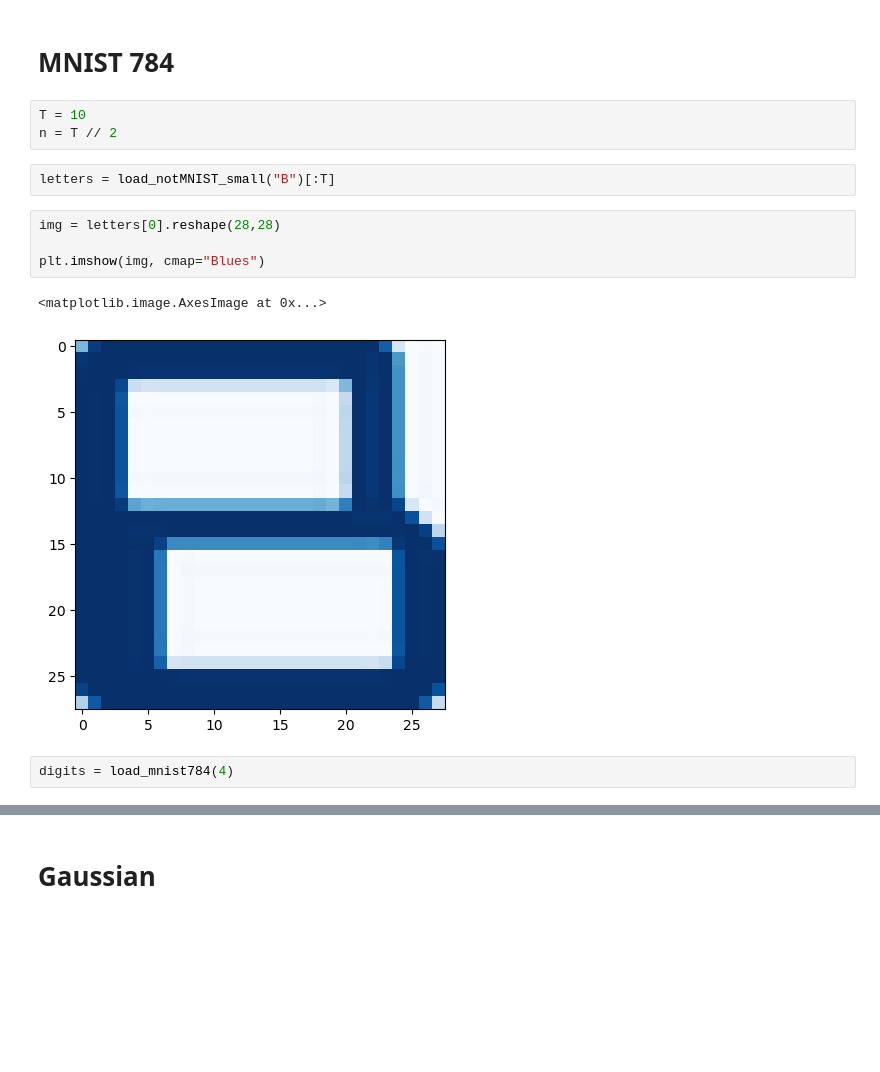
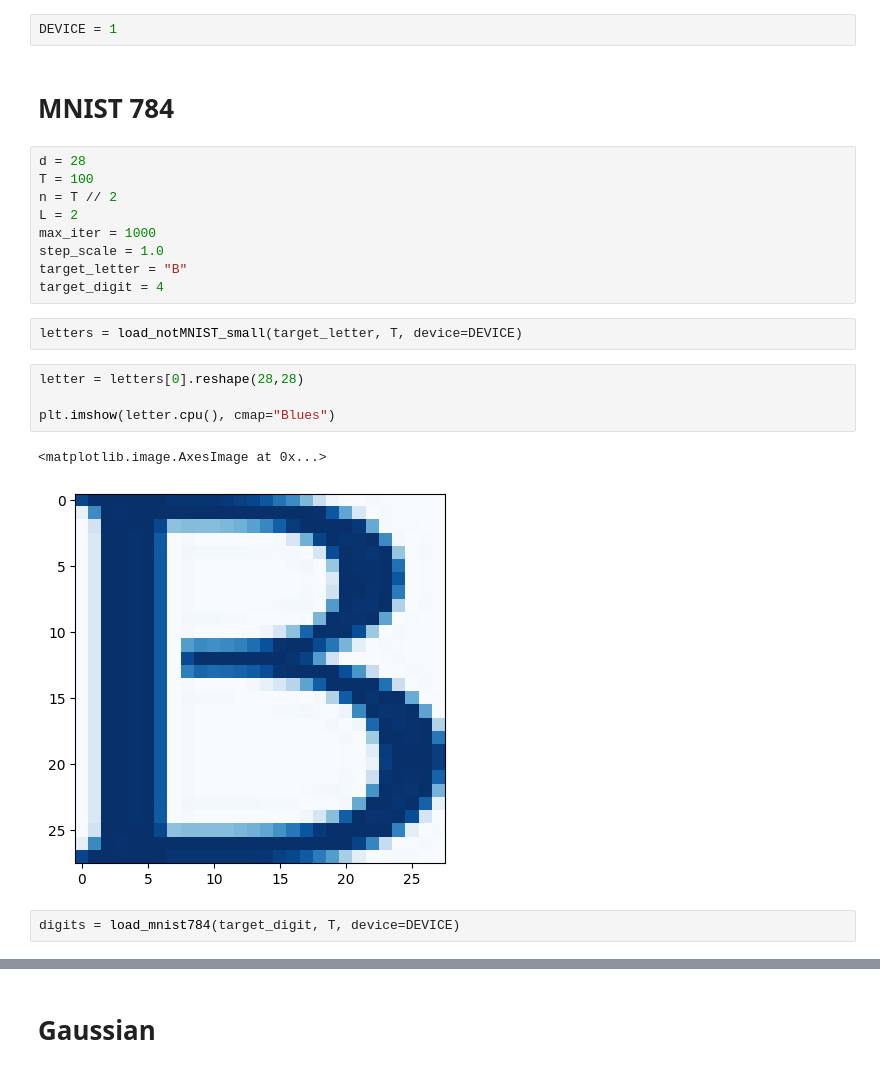
Before and after one commit to MuXauJl11110/PAUS-For-WB, a Jupyter notebook: Run.ipynb, the cells around one changed output, grey strips where cells are left out. Cells and saved outputs as stored; diff of their text form; blank space fills up the shorter version.

```diff
--- a/Run.ipynb
+++ b/Run.ipynb
@@ -17,17 +21,25 @@ torch.manual_seed(30)
+# %%
+DEVICE = 1
 # %% [markdown]
 # MNIST 784
-# %%
-T = 10
-n = T // 2
+# %%
+d = 28
+T = 100
+n = T // 2
+L = 2
+max_iter = 1000
+step_scale = 1.0
+target_letter = "B"
+target_digit = 4
 # %%
-letters = load_notMNIST_small("B")[:T]
+letters = load_notMNIST_small(target_letter, T, device=DEVICE)
 # %%
-img = letters[0].reshape(28,28)
+letter = letters[0].reshape(28,28)
 
-plt.imshow(img, cmap="Blues")
+plt.imshow(letter.cpu(), cmap="Blues")
 # %% [output]
 <matplotlib.image.AxesImage at 0x...>
-[figure, old version]
+[figure, new version]
-# %%
-digits = load_mnist784(4)
+# %%
+digits = load_mnist784(target_digit, T, device=DEVICE)
 # %%
```
Also changed, not shown: parts of 29 cells of this notebook, 12 other files.
